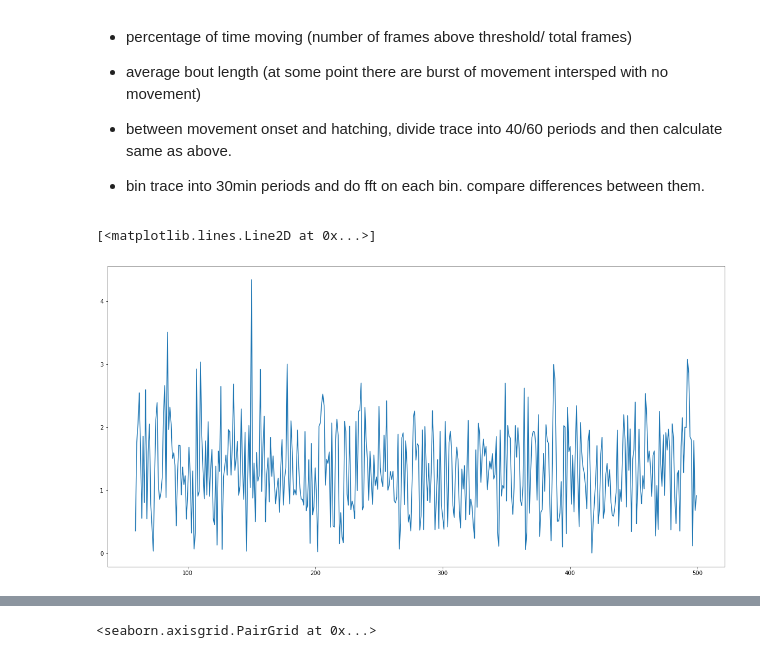
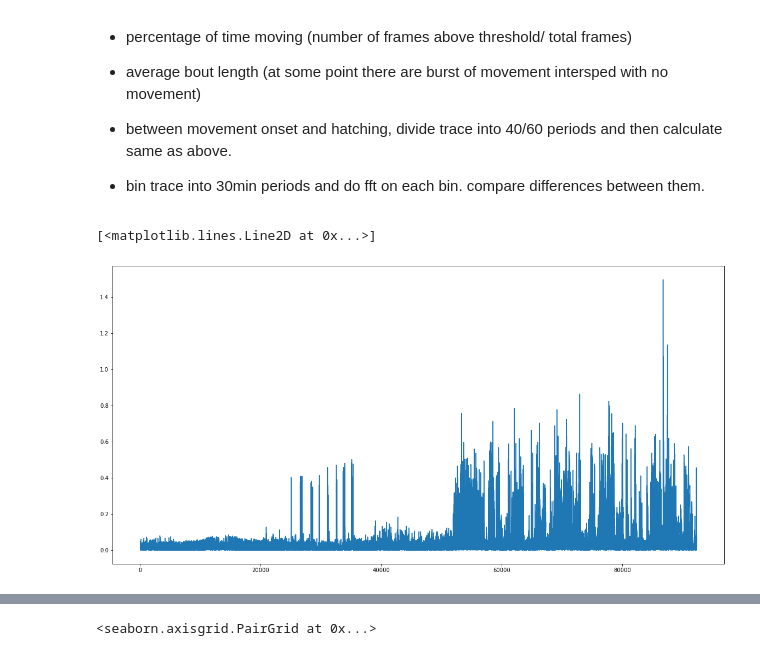
Before and after one commit to jmenzies280/embryo-monitoring, a Jupyter notebook: software/analysis/analysis_demo.ipynb, the cells around one changed output, grey strips where cells are left out. Cells and saved outputs as stored; diff of their text form; code cells hidden in the pictures.

```diff
--- a/software/analysis/analysis_demo.ipynb
+++ b/software/analysis/analysis_demo.ipynb
@@ -79,7 +131,7 @@ print(hatchIndex)
 #calculate rolling average for each ROI and subtract that from brightness value
 roll = 60
 rolling = data[brightness].rolling(window=roll).mean()
-subtracted = data[brightness]-rolling
+subtracted = (data[brightness]-rolling)/rolling
 
 #make all values positive by squaring all values than getting the square root
 module = np.sqrt(subtracted**2)
@@ -101,12 +153,12 @@ module = np.sqrt(subtracted**2)
 - bin trace into 30min periods and do fft on each bin. compare differences between them.
 # %%
 fig = plt.figure(figsize=[20,10])
-plt.plot(module[brightness[0]][0:500])
+plt.plot(module[brightness[0]][0:-1])
 
 #need a sample of what movement onset looks like
 # %% [output]
 [<matplotlib.lines.Line2D at 0x...>]
-[figure, old version]
+[figure, new version]
 # %%
 brightData
 # %% [output]
```
Also changed, not shown: parts of 3 cells of this notebook, 2 other files.
